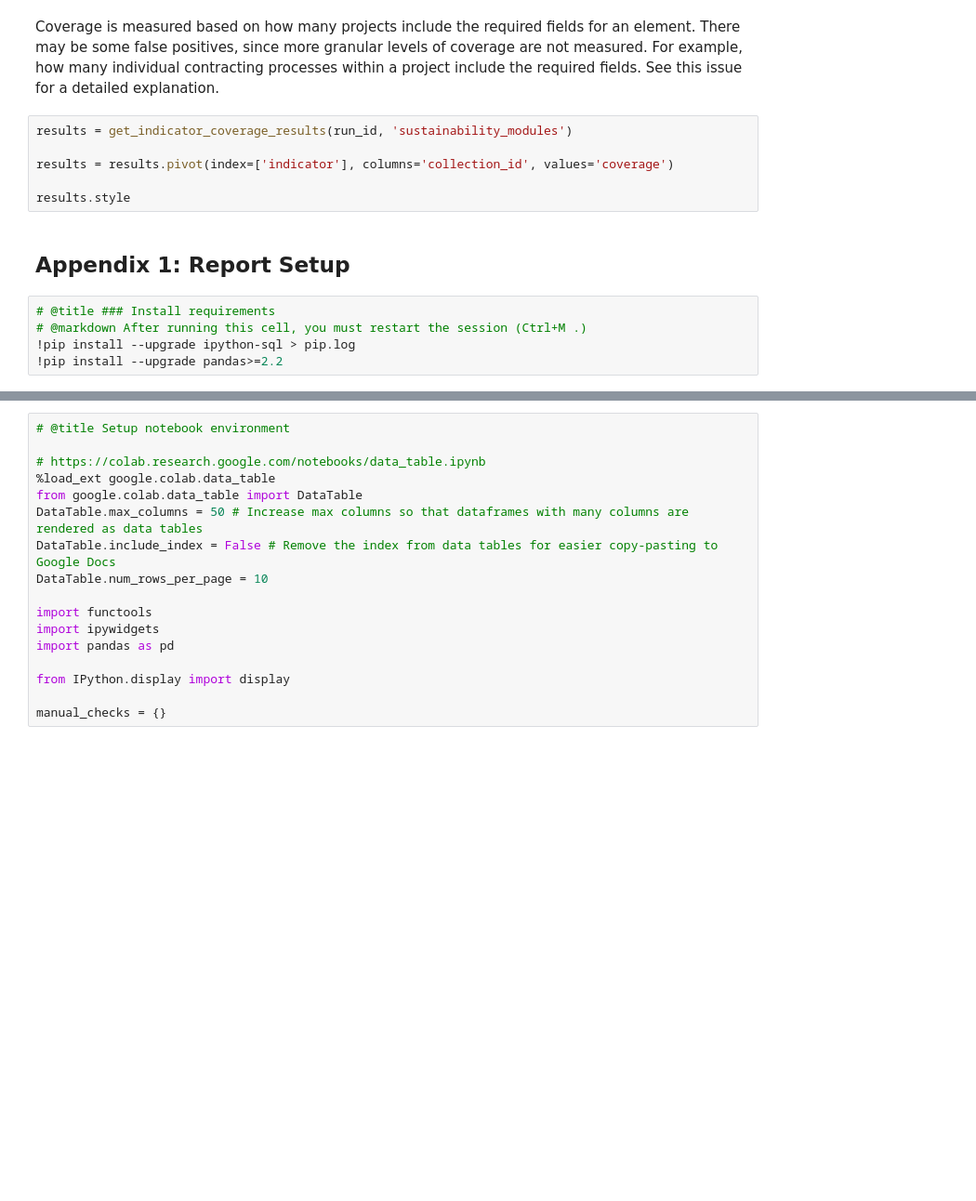
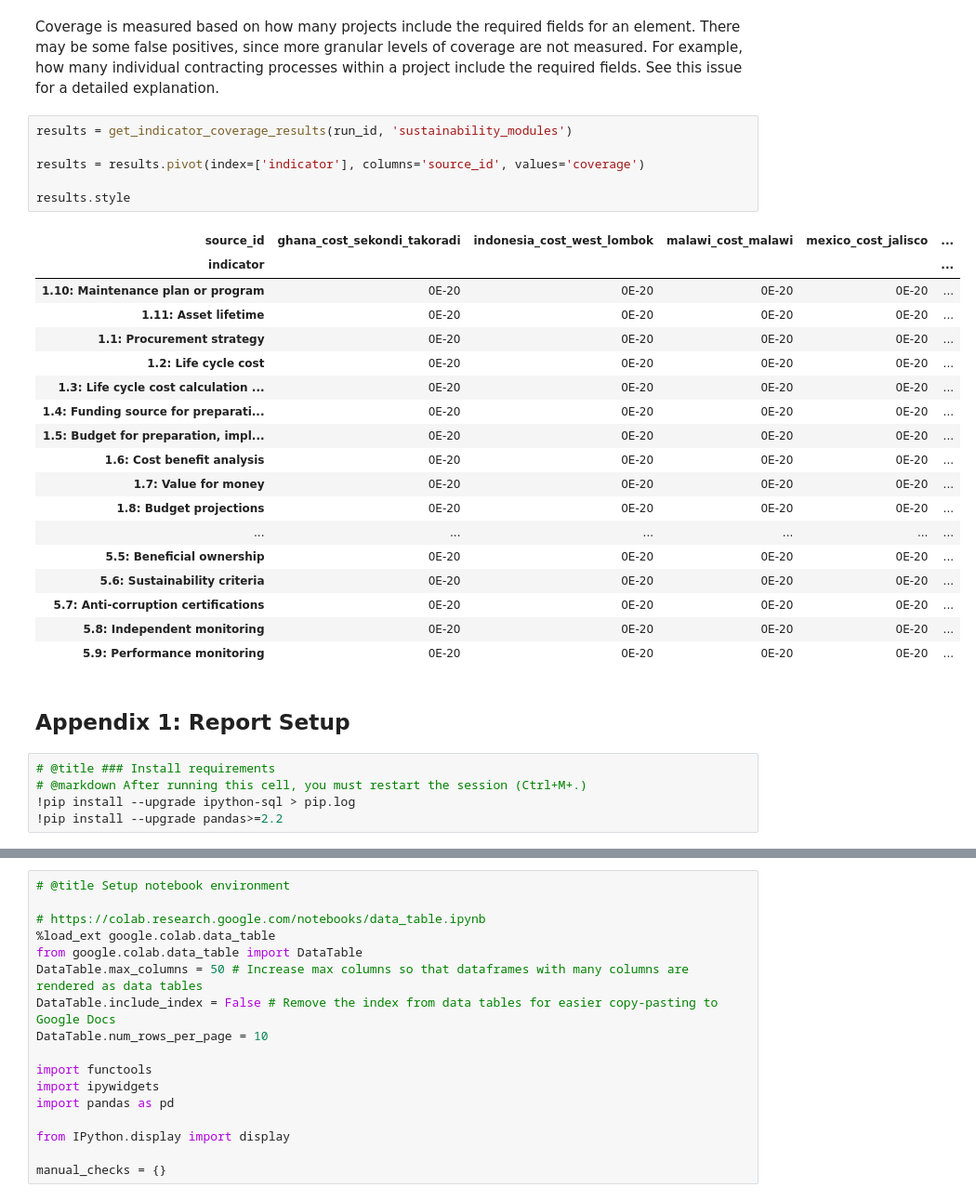
Before and after one commit to open-contracting/notebooks-oc4ids, a Jupyter notebook: OC4IDS_Publisher_Status_Report.ipynb, the cells around one changed output, grey strips where cells are left out. Shown at 93% size. Cells and saved outputs as stored; diff of their text form; blank space fills up the shorter version.

```diff
--- a/OC4IDS_Publisher_Status_Report.ipynb
+++ b/OC4IDS_Publisher_Status_Report.ipynb
@@ -650,14 +1018,33 @@ Coverage is measured based on how many projects include the required fields for
 # %%
 results = get_indicator_coverage_results(run_id, 'sustainability_modules')
 
-results = results.pivot(index=['indicator'], columns='collection_id', values='coverage')
+results = results.pivot(index=['indicator'], columns='source_id', values='coverage')
 
 results.style
+# %% [output]
+| source_id | ghana_cost_sekondi_takoradi | indonesia_cost_west_lombok | malawi_cost_malawi | mexico_cost_jalisco | ... |
+| indicator |  |  |  |  | ... |
+| 1.10: Maintenance plan or program | 0E-20 | 0E-20 | 0E-20 | 0E-20 | ... |
+| 1.11: Asset lifetime | 0E-20 | 0E-20 | 0E-20 | 0E-20 | ... |
+| 1.1: Procurement strategy | 0E-20 | 0E-20 | 0E-20 | 0E-20 | ... |
+| 1.2: Life cycle cost | 0E-20 | 0E-20 | 0E-20 | 0E-20 | ... |
+| 1.3: Life cycle cost calculation ... | 0E-20 | 0E-20 | 0E-20 | 0E-20 | ... |
+| 1.4: Funding source for preparati... | 0E-20 | 0E-20 | 0E-20 | 0E-20 | ... |
+| 1.5: Budget for preparation, impl... | 0E-20 | 0E-20 | 0E-20 | 0E-20 | ... |
+| 1.6: Cost benefit analysis | 0E-20 | 0E-20 | 0E-20 | 0E-20 | ... |
+| 1.7: Value for money | 0E-20 | 0E-20 | 0E-20 | 0E-20 | ... |
+| 1.8: Budget projections | 0E-20 | 0E-20 | 0E-20 | 0E-20 | ... |
+| ... | ... | ... | ... | ... | ... |
+| 5.5: Beneficial ownership | 0E-20 | 0E-20 | 0E-20 | 0E-20 | ... |
+| 5.6: Sustainability criteria | 0E-20 | 0E-20 | 0E-20 | 0E-20 | ... |
+| 5.7: Anti-corruption certifications | 0E-20 | 0E-20 | 0E-20 | 0E-20 | ... |
+| 5.8: Independent monitoring | 0E-20 | 0E-20 | 0E-20 | 0E-20 | ... |
+| 5.9: Performance monitoring | 0E-20 | 0E-20 | 0E-20 | 0E-20 | ... |
 # %% [markdown]
 ## Appendix 1: Report Setup
 # %%
 # @title ### Install requirements
-# @markdown After running this cell, you must restart the session (Ctrl+M .)
+# @markdown After running this cell, you must restart the session (Ctrl+M+.)
 !pip install --upgrade ipython-sql > pip.log
 !pip install --upgrade pandas>=2.2
 # %%
```
Also changed, not shown: parts of 45 cells of this notebook.
